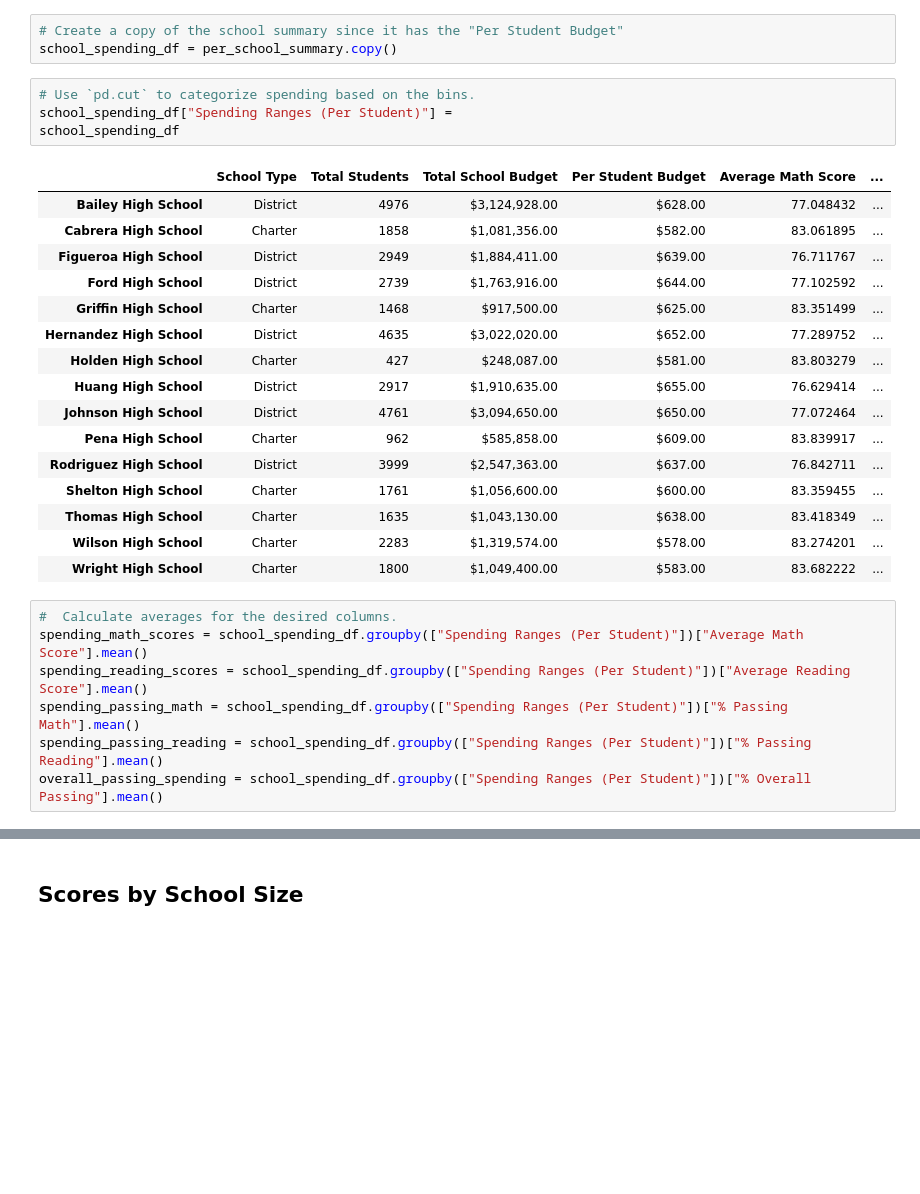
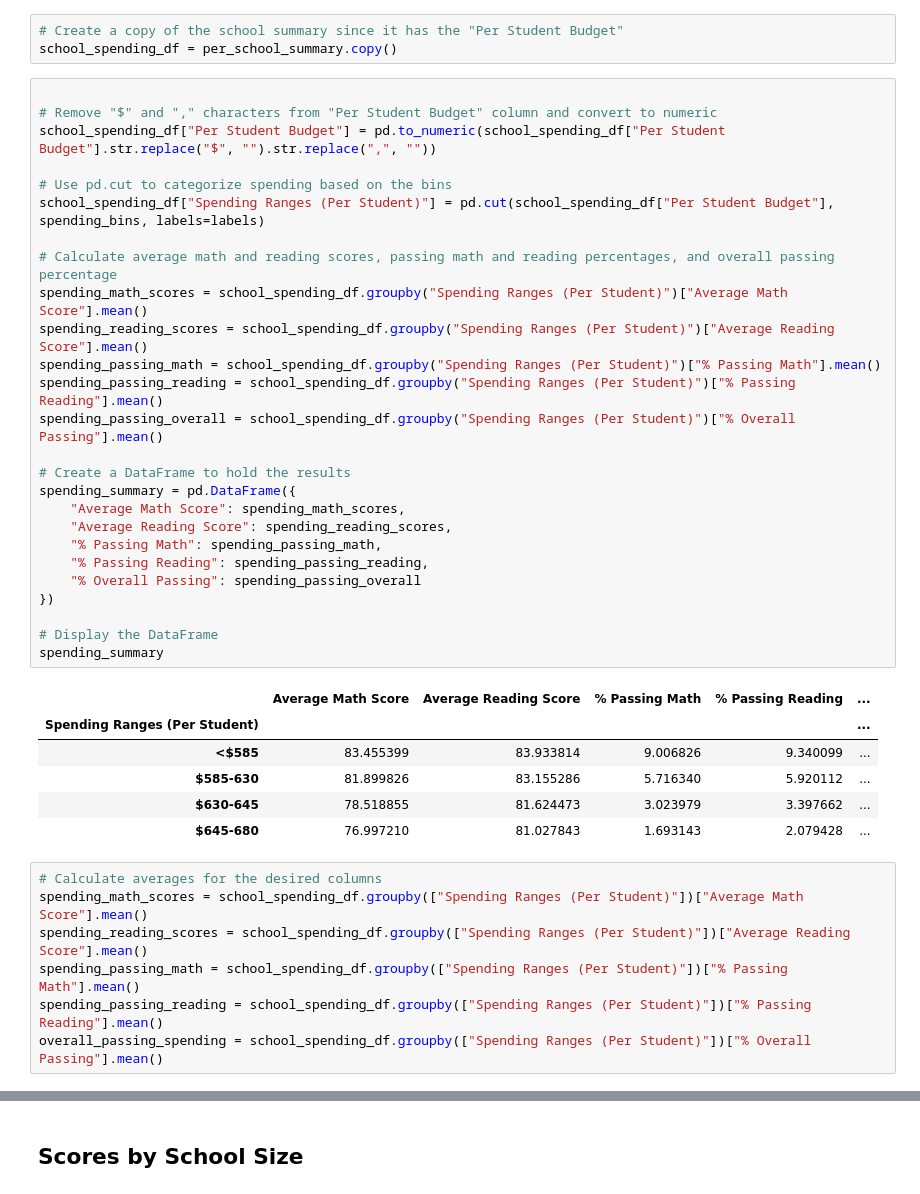
Before and after one commit to Jant91/pandas-challenge, a Jupyter notebook: PyCitySchools/PyCitySchools_starter.ipynb, the cells around one changed output, grey strips where cells are left out. Drawn from its saved outputs; the diff is of its cells as text; blank space fills up the shorter version.

```diff
--- a/PyCitySchools/PyCitySchools_starter.ipynb
+++ b/PyCitySchools/PyCitySchools_starter.ipynb
@@ -271,29 +431,41 @@ labels = ["<$585", "$585-630", "$630-645", "$645-680"]
 # %%
 # Create a copy of the school summary since it has the "Per Student Budget"
 school_spending_df = per_school_summary.copy()
-# %%
-# Use `pd.cut` to categorize spending based on the bins.
-school_spending_df["Spending Ranges (Per Student)"] =
-school_spending_df
-# %% [output]
-|  | School Type | Total Students | Total School Budget | Per Student Budget | Average Math Score | ... |
-| Bailey High School | District | 4976 | $3,124,928.00 | $628.00 | 77.048432 | ... |
-| Cabrera High School | Charter | 1858 | $1,081,356.00 | $582.00 | 83.061895 | ... |
-| Figueroa High School | District | 2949 | $1,884,411.00 | $639.00 | 76.711767 | ... |
-| Ford High School | District | 2739 | $1,763,916.00 | $644.00 | 77.102592 | ... |
-| Griffin High School | Charter | 1468 | $917,500.00 | $625.00 | 83.351499 | ... |
-| Hernandez High School | District | 4635 | $3,022,020.00 | $652.00 | 77.289752 | ... |
-| Holden High School | Charter | 427 | $248,087.00 | $581.00 | 83.803279 | ... |
-| Huang High School | District | 2917 | $1,910,635.00 | $655.00 | 76.629414 | ... |
-| Johnson High School | District | 4761 | $3,094,650.00 | $650.00 | 77.072464 | ... |
-| Pena High School | Charter | 962 | $585,858.00 | $609.00 | 83.839917 | ... |
-| Rodriguez High School | District | 3999 | $2,547,363.00 | $637.00 | 76.842711 | ... |
-| Shelton High School | Charter | 1761 | $1,056,600.00 | $600.00 | 83.359455 | ... |
-| Thomas High School | Charter | 1635 | $1,043,130.00 | $638.00 | 83.418349 | ... |
-| Wilson High School | Charter | 2283 | $1,319,574.00 | $578.00 | 83.274201 | ... |
-| Wright High School | Charter | 1800 | $1,049,400.00 | $583.00 | 83.682222 | ... |
+# %%
+
+# Remove "$" and "," characters from "Per Student Budget" column and convert to numeric
+school_spending_df["Per Student Budget"] = pd.to_numeric(school_spending_df["Per Student Budget"].str.replace("$", "").str.replace(",", ""))
+
+# Use pd.cut to categorize spending based on the bins
+school_spending_df["Spending Ranges (Per Student)"] = pd.cut(school_spending_df["Per Student Budget"], spending_bins, labels=labels)
+
+# Calculate average math and reading scores, passing math and reading percentages, and overall passing percentage
+spending_math_scores = school_spending_df.groupby("Spending Ranges (Per Student)")["Average Math Score"].mean()
+spending_reading_scores = school_spending_df.groupby("Spending Ranges (Per Student)")["Average Reading Score"].mean()
+spending_passing_math = school_spending_df.groupby("Spending Ranges (Per Student)")["% Passing Math"].mean()
+spending_passing_reading = school_spending_df.groupby("Spending Ranges (Per Student)")["% Passing Reading"].mean()
+spending_passing_overall = school_spending_df.groupby("Spending Ranges (Per Student)")["% Overall Passing"].mean()
+
+# Create a DataFrame to hold the results
+spending_summary = pd.DataFrame({
+    "Average Math Score": spending_math_scores,
+    "Average Reading Score": spending_reading_scores,
+    "% Passing Math": spending_passing_math,
+    "% Passing Reading": spending_passing_reading,
+    "% Overall Passing": spending_passing_overall
+})
+
+# Display the DataFrame
+spending_summary
+# %% [output]
+|  | Average Math Score | Average Reading Score | % Passing Math | % Passing Reading | ... |
+| Spending Ranges (Per Student) |  |  |  |  | ... |
+| <$585 | 83.455399 | 83.933814 | 9.006826 | 9.340099 | ... |
+| $585-630 | 81.899826 | 83.155286 | 5.716340 | 5.920112 | ... |
+| $630-645 | 78.518855 | 81.624473 | 3.023979 | 3.397662 | ... |
+| $645-680 | 76.997210 | 81.027843 | 1.693143 | 2.079428 | ... |
 # %%
-#  Calculate averages for the desired columns.
+# Calculate averages for the desired columns
 spending_math_scores = school_spending_df.groupby(["Spending Ranges (Per Student)"])["Average Math Score"].mean()
 spending_reading_scores = school_spending_df.groupby(["Spending Ranges (Per Student)"])["Average Reading Score"].mean()
 spending_passing_math = school_spending_df.groupby(["Spending Ranges (Per Student)"])["% Passing Math"].mean()
```
Also changed, not shown: parts of 31 cells of this notebook, 1 other file.
